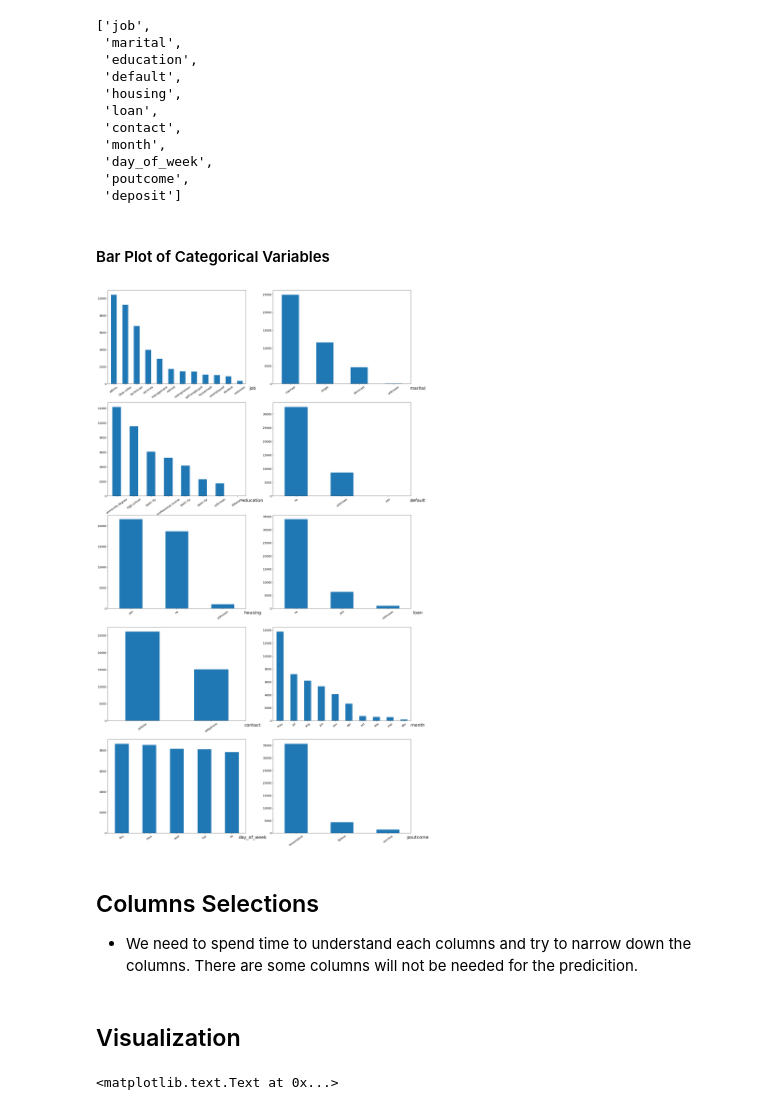
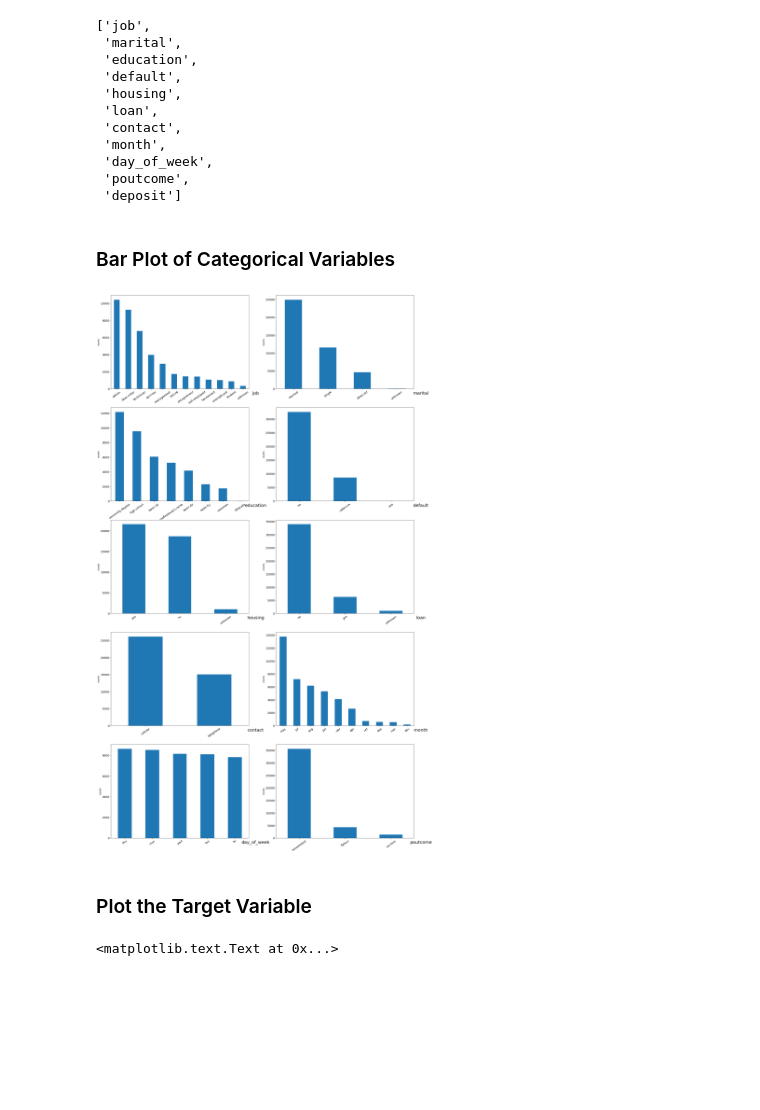
Before and after one commit to emmanguyen0602/Bank-Marketing-Prediction, a Jupyter notebook: Banking Marketing.ipynb, the cells around one changed output. Saved outputs shown, nothing was run; the diff lists cells and outputs as text; code cells hidden in the pictures; blank space fills up the shorter version.

```diff
--- a/Banking Marketing.ipynb
+++ b/Banking Marketing.ipynb
@@ -270,21 +252,19 @@ cat_columns
  'poutcome',
  'deposit']
 # %% [markdown]
-#### Bar Plot of Categorical Variables
+### Bar Plot of Categorical Variables
 # %%
 fig = plt.figure(figsize=(25,46))
 for r in range(0,10):
     ax = fig.add_subplot(5,2,r+1)
     ax = bank[cat_columns[r]].value_counts().plot(kind = 'bar', rot=35, fontsize = 13)
     ax.set_xlabel(cat_columns[r],fontsize = 20)
     ax.xaxis.set_label_coords(1.05, -0.025)
+    ax.set_ylabel('counts')
 # %% [output]
-[figure, old version]
+[figure, new version]
-# %% [markdown]
-## Columns Selections
-* We need to spend time to understand each columns and try to narrow down the columns.  There are some columns will not be needed for the predicition.
-# %% [markdown]
-## Visualization
+# %% [markdown]
+### Plot the Target Variable
 # %%
 # Set figure size with matplotlib
 fig, axs = plt.subplots(1,2,figsize=(14,7))
```
Also changed, not shown: parts of 20 cells of this notebook.
